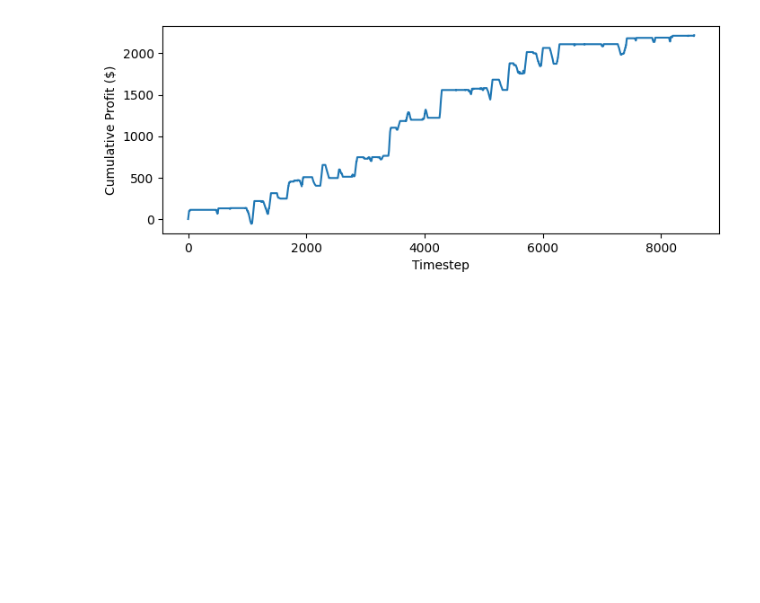
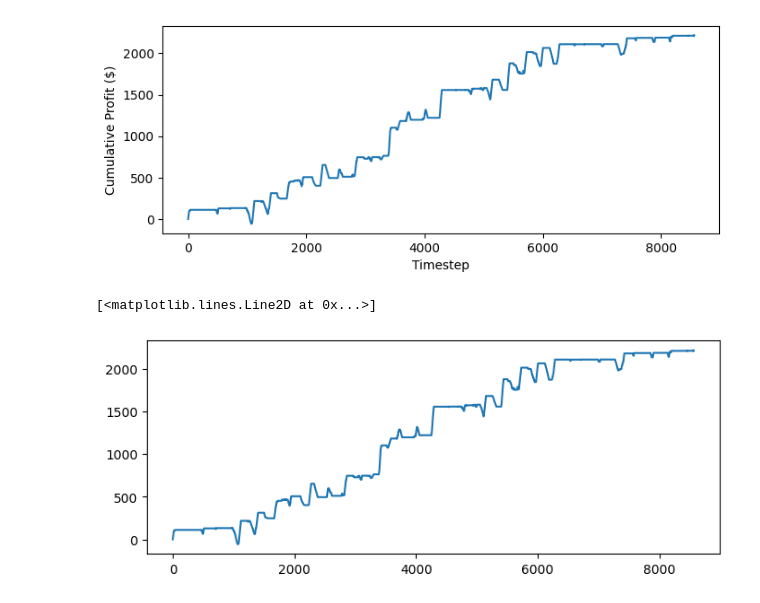
Before and after one commit to nmadev/EnergyStorageRLBidder, a Jupyter notebook: simulation_notebook.ipynb, the cells around one changed output. Drawn from its saved outputs; the diff is of its cells as text; code cells hidden in the pictures; blank space fills up the shorter version.

```diff
--- a/simulation_notebook.ipynb
+++ b/simulation_notebook.ipynb
@@ -110,3 +110,14 @@ plt.ylabel("Cumulative Profit ($)")
 # %% [output]
 Text(0, 0.5, 'Cumulative Profit ($)')
 [figure]
+# %%
+# verify above
+plt.figure(figsize=(8, 3))
+test_cost = (
+    np.multiply(final_info["price_history"], final_info["power_history"]) * 5 / 60
+)
+test_cost[0] = 0
+plt.plot(-np.cumsum(test_cost))
+# %% [output]
+[<matplotlib.lines.Line2D at 0x...>]
+[figure, added]
```
